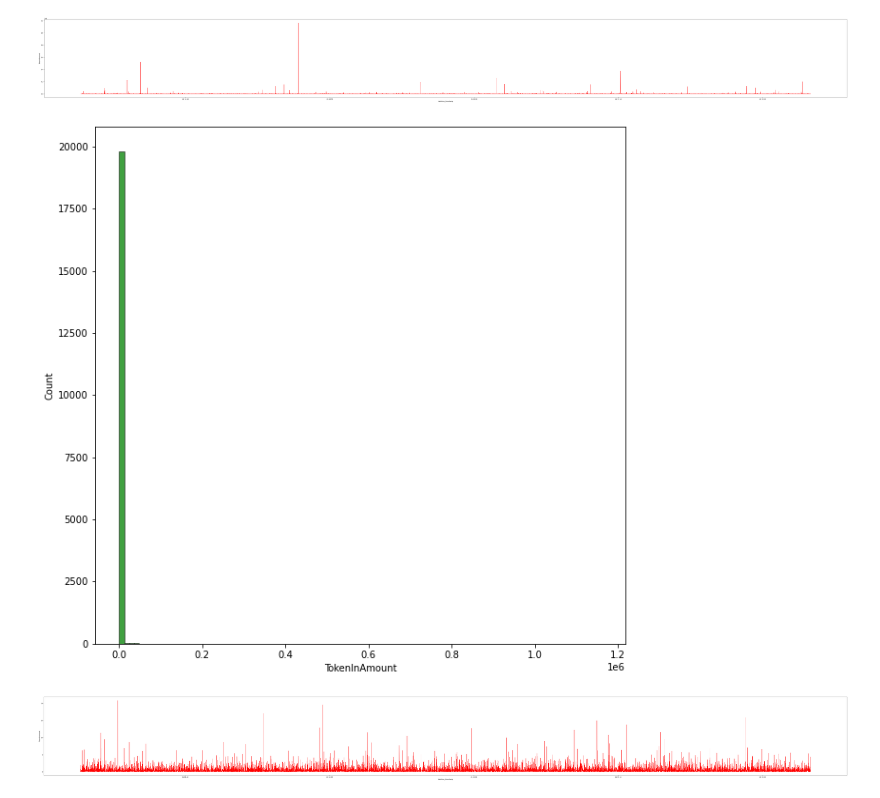
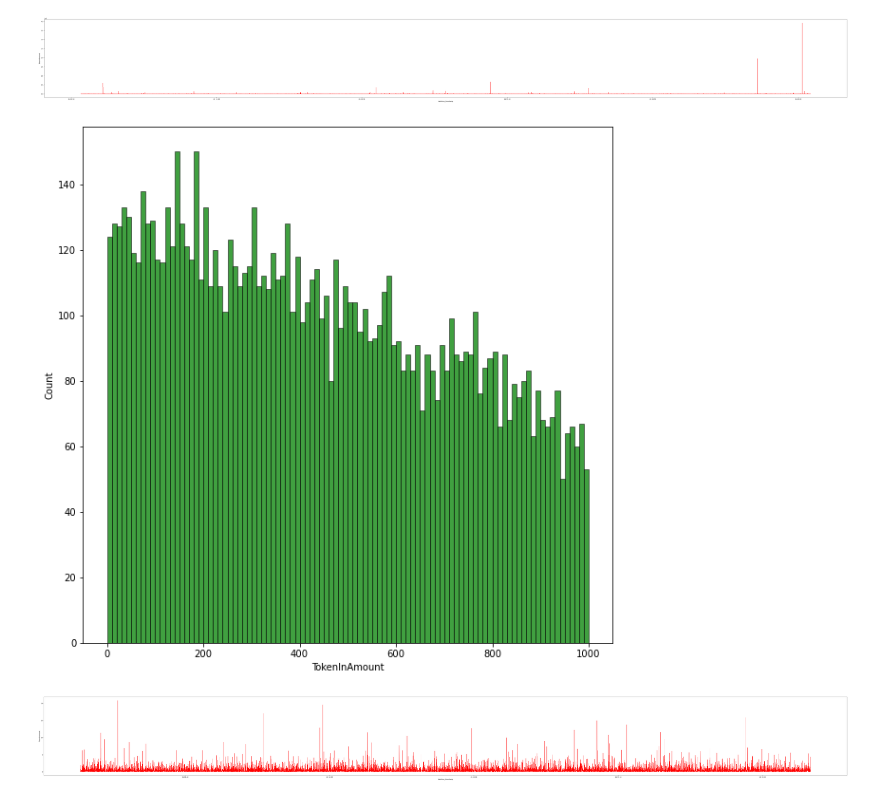
Before and after one commit to IX-Swap/data-science, a Jupyter notebook: Monte_carlo_versions.ipynb, the cells around one changed output. Saved outputs shown, nothing was run; the diff lists cells and outputs as text; code cells hidden in the pictures.

```diff
--- a/Monte_carlo_versions.ipynb
+++ b/Monte_carlo_versions.ipynb
@@ -844,49 +855,32 @@ class MonteCarloTransactionSimulator:
         Keyword arguments:
         filename (str) -- name of .csv file where to write data
         """
-        # form empty dataframe
-        transaction_history_dataframe = pd.DataFrame(columns=[
+        transactions_matrix = np.array([transaction.to_record() for transaction in self.transaction_history])
+        transaction_history_df = pd.DataFrame(data=transactions_matrix, columns=[
             'datetime_timestamp', 'TokenIn', 'TokenInAmount', 'TokenOut', 'TokenOutAmount', 'Slope'
         ])
 
-        # append all new records to the dataframe
-        for index in range(len(self.transaction_history)):
-            new_row = {
-                'datetime_timestamp': self.transaction_history[index].datetime_timestamp,
-                'TokenIn': self.transaction_history[index].token_in,
-                'TokenInAmount': self.transaction_history[index].token_in_amount,
-                'TokenOut': self.transaction_history[index].token_out,
-                'TokenOutAmount': self.transaction_history[index].token_out_amount,
-                'Slope': self.transaction_history[index].slope
-            }
-            transaction_history_dataframe = transaction_history_dataframe.append(new_row, ignore_index=True)
+        transaction_history_df['TokenInAmount'] = pd.to_numeric(transaction_history_df['TokenInAmount'])
+        transaction_history_df['TokenOutAmount'] = pd.to_numeric(transaction_history_df['TokenOutAmount'])
 
         # either append new records to the existing file, or create a new one from existing table
         try:
             with open(filename) as f:
-                transaction_history_dataframe.to_csv(filename, mode='a', header=False)
+                transaction_history_df.to_csv(filename, mode='a', header=False)
         except IOError:
-            transaction_history_dataframe.to_csv(filename)
+            transaction_history_df.to_csv(filename)
 
 
     def form_dataframe(self) -> pd.DataFrame:
-        transaction_history_dataframe = pd.DataFrame(columns=[
+        transactions_matrix = np.array([transaction.to_record() for transaction in self.transaction_history])
+        transaction_history_df = pd.DataFrame(data=transactions_matrix, columns=[
             'datetime_timestamp', 'TokenIn', 'TokenInAmount', 'TokenOut', 'TokenOutAmount', 'Slope'
         ])
 
-        # append all new records to the dataframe
-        for index in range(len(self.transaction_history)):
-            new_row = {
-                'datetime_timestamp': self.transaction_history[index].datetime_timestamp,
-                'TokenIn': self.transaction_history[index].token_in,
-                'TokenInAmount': self.transaction_history[index].token_in_amount,
-                'TokenOut': self.transaction_history[index].token_out,
-                'TokenOutAmount': self.transaction_history[index].token_out_amount,
-                'Slope': self.transaction_history[index].slope
-            }
-            transaction_history_dataframe = transaction_history_dataframe.append(new_row, ignore_index=True)
+        transaction_history_df['TokenInAmount'] = pd.to_numeric(transaction_history_df['TokenInAmount'])
+        transaction_history_df['TokenOutAmount'] = pd.to_numeric(transaction_history_df['TokenOutAmount'])
 
-        return transaction_history_dataframe
+        return transaction_history_df
 # %% [markdown]
 ## Examples of calling Monte-Carlo generators versions
 # %%
@@ -898,7 +892,7 @@ normal_simulator = MonteCarloTransactionSimulator(
 
 cauchy_simulator = MonteCarloTransactionSimulator(
     PoissonGenerator(cycle_size=600, mean_occurencies=2),
-    CauchyGenerator(loc=4, scale=100), 'ETH', 'DAI'
+    CauchyGenerator(loc=0, scale=1000), 'ETH', 'DAI'
 )
 
 pareto_simulator = MonteCarloTransactionSimulator(
@@ -938,10 +949,10 @@ plt.show()
 [figure]
 # %%
 plt.figure(figsize=(10, 10))
-sns.histplot(data=cauchy_df, x="TokenInAmount", color='green', bins=100)
+sns.histplot(data=cauchy_df, x="TokenInAmount", color='green', bins=100, binrange=[0, 1000])
 plt.show()
 # %% [output]
-[figure, old version]
+[figure, new version]
 # %%
 plt.figure(figsize=(100, 10))
 sns.lineplot(data=pareto_df, x="datetime_timestamp", y="TokenInAmount", color='red')
```
Also changed, not shown: parts of 3 cells of this notebook.
